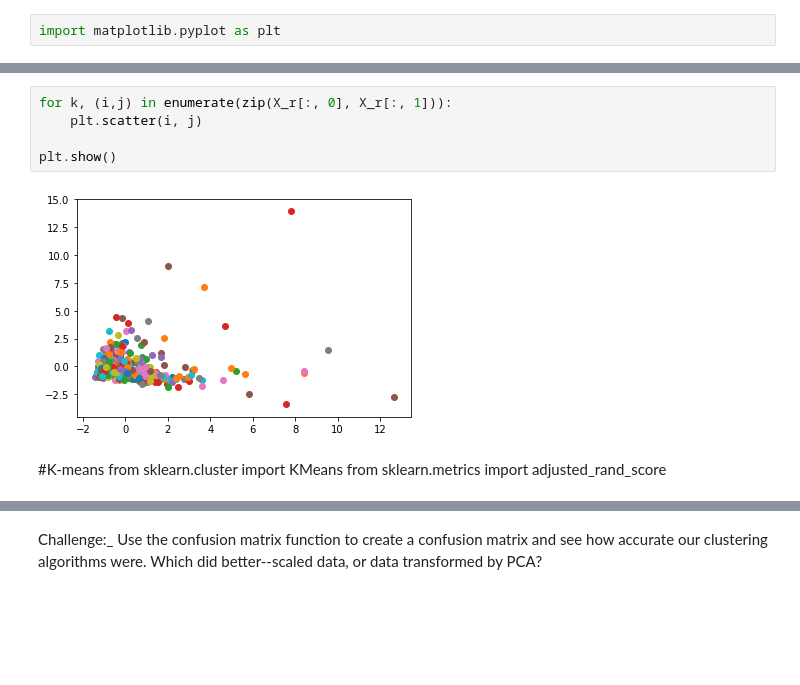
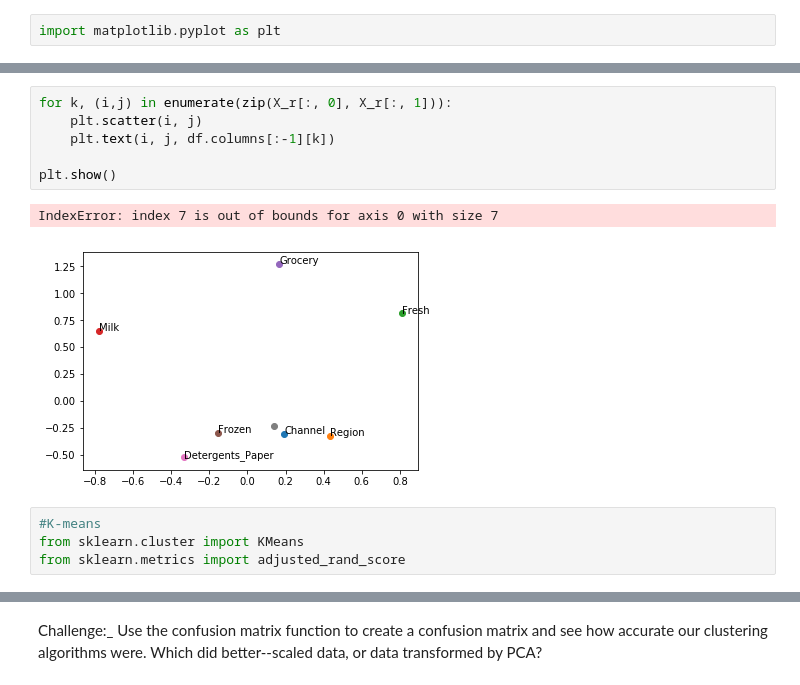
Before and after one commit to capt-alien/DS2.1-Machine-Learning, a Jupyter notebook: Wholesale_Customer.ipynb, the cells around one changed output, grey strips where cells are left out. Cells and saved outputs as stored; diff of their text form; blank space fills up the shorter version.

```diff
--- a/Wholesale_Customer.ipynb
+++ b/Wholesale_Customer.ipynb
@@ -149,14 +170,16 @@ import matplotlib.pyplot as plt
 # %%
 for k, (i,j) in enumerate(zip(X_r[:, 0], X_r[:, 1])):
     plt.scatter(i, j)
+    plt.text(i, j, df.columns[:-1][k])
 
 plt.show()
 # %% [output]
+IndexError: index 7 is out of bounds for axis 0 with size 7
-[figure, old version]
+[figure, new version]
-# %% [markdown]
-#K-means
-from sklearn.cluster import KMeans
-from sklearn.metrics import adjusted_rand_score
+# %%
+#K-means
+from sklearn.cluster import KMeans
+from sklearn.metrics import adjusted_rand_score
 # %%
 k_means=KMeans(n_clusters=2)
 k_means.fit(X_r)
```
Also changed, not shown: parts of 18 cells of this notebook.
